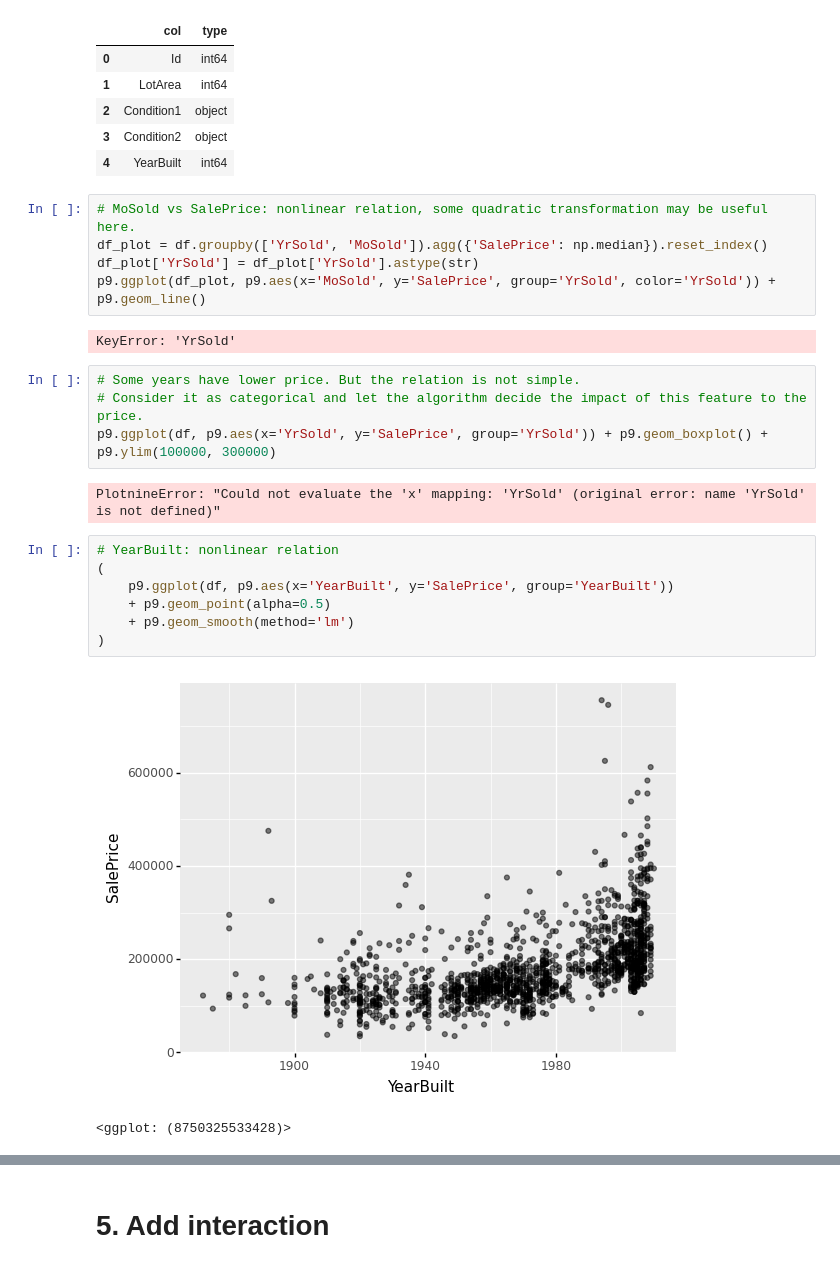
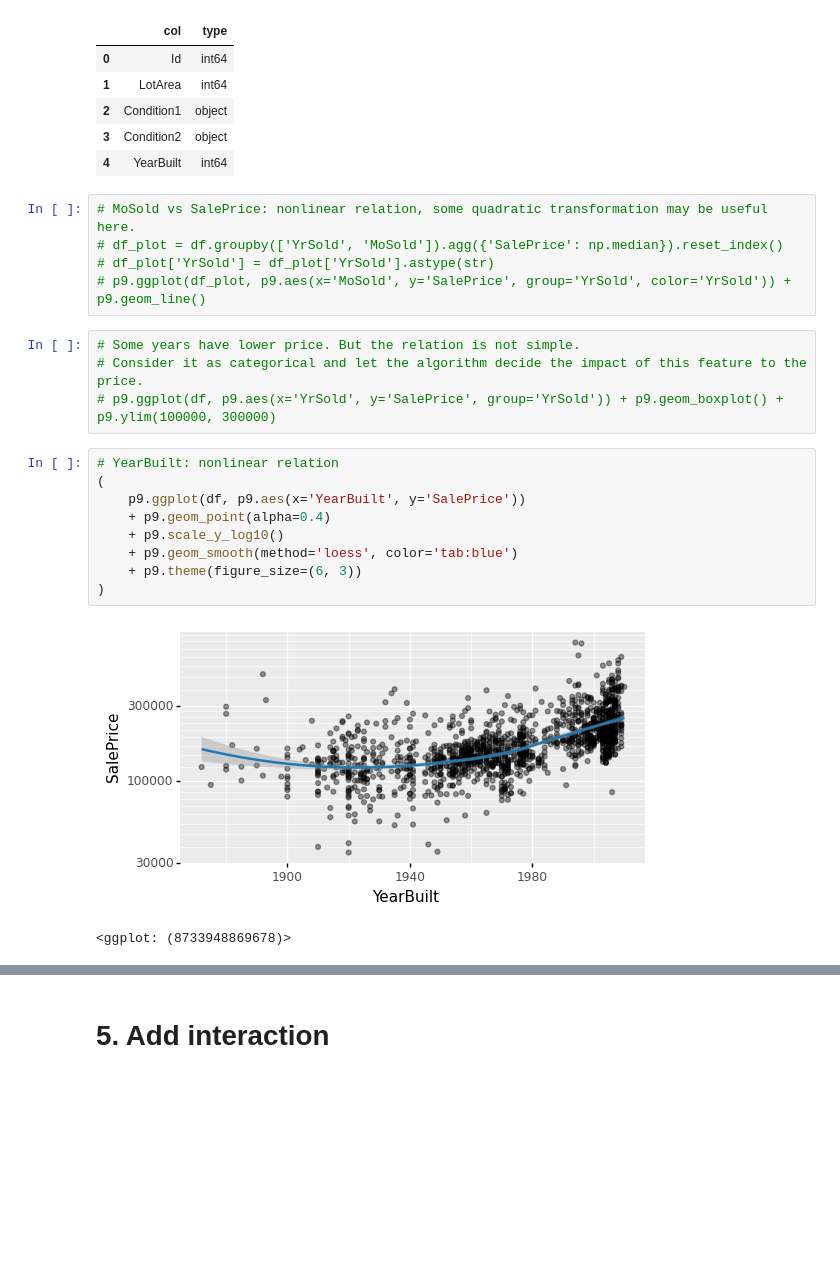
Before and after one commit to dehuihou/ames_house_price, a Jupyter notebook: sta208_final_project.ipynb, the cells around one changed output, grey strips where cells are left out. Saved outputs shown, nothing was run; the diff lists cells and outputs as text; blank space fills up the shorter version.

Commit message:
add figures related to feature engineering

```diff
--- a/sta208_final_project.ipynb
+++ b/sta208_final_project.ipynb
@@ -475,25 +507,23 @@ pd.DataFrame({'col': df.columns, 'type': list(df.dtypes)}).head(5)
 | 4 | YearBuilt | int64 |
 # %%
 # MoSold vs SalePrice: nonlinear relation, some quadratic transformation may be useful here.
-df_plot = df.groupby(['YrSold', 'MoSold']).agg({'SalePrice': np.median}).reset_index()
-df_plot['YrSold'] = df_plot['YrSold'].astype(str)
-p9.ggplot(df_plot, p9.aes(x='MoSold', y='SalePrice', group='YrSold', color='YrSold')) + p9.geom_line()
+# df_plot = df.groupby(['YrSold', 'MoSold']).agg({'SalePrice': np.median}).reset_index()
+# df_plot['YrSold'] = df_plot['YrSold'].astype(str)
+# p9.ggplot(df_plot, p9.aes(x='MoSold', y='SalePrice', group='YrSold', color='YrSold')) + p9.geom_line()
-# %% [output]
-KeyError: 'YrSold'
 # %%
 # Some years have lower price. But the relation is not simple.
 # Consider it as categorical and let the algorithm decide the impact of this feature to the price.
-p9.ggplot(df, p9.aes(x='YrSold', y='SalePrice', group='YrSold')) + p9.geom_boxplot() + p9.ylim(100000, 300000)
+# p9.ggplot(df, p9.aes(x='YrSold', y='SalePrice', group='YrSold')) + p9.geom_boxplot() + p9.ylim(100000, 300000)
-# %% [output]
-PlotnineError: "Could not evaluate the 'x' mapping: 'YrSold' (original error: name 'YrSold' is not defined)"
 # %%
 # YearBuilt: nonlinear relation
 (
-    p9.ggplot(df, p9.aes(x='YearBuilt', y='SalePrice', group='YearBuilt'))
-    + p9.geom_point(alpha=0.5)
-    + p9.geom_smooth(method='lm')
+    p9.ggplot(df, p9.aes(x='YearBuilt', y='SalePrice'))
+    + p9.geom_point(alpha=0.4)
+    + p9.scale_y_log10()
+    + p9.geom_smooth(method='loess', color='tab:blue')
+    + p9.theme(figure_size=(6, 3))
 )
 # %% [output]
-[figure, old version]
+[figure, new version]
-<ggplot: (8750325533428)>
+<ggplot: (8733948869678)>
 # %%
```
Also changed, not shown: parts of 5 cells of this notebook.
